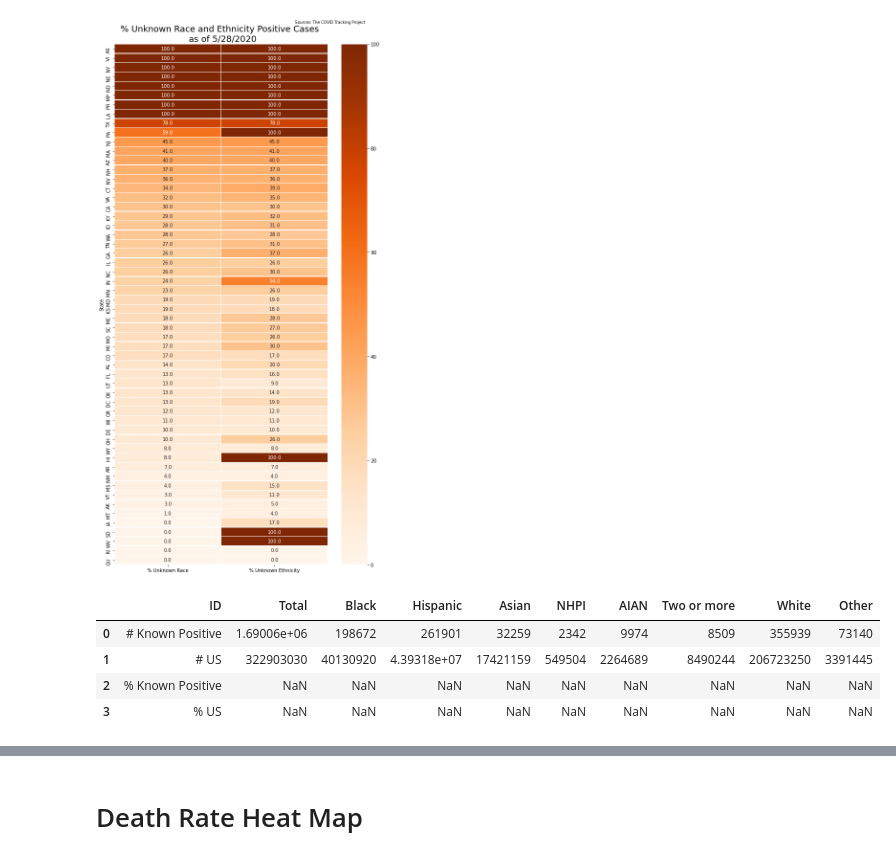
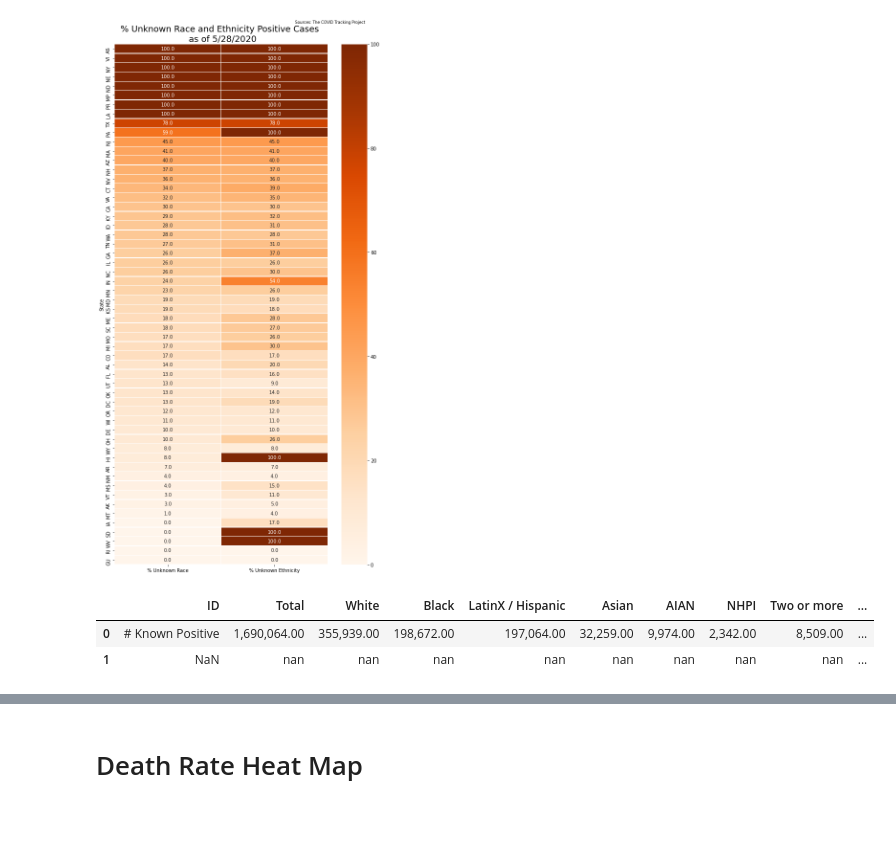
Before and after one commit to hanesy/covid-tracking, a Jupyter notebook: race-data-exploration.ipynb, the cells around one changed output, grey strips where cells are left out. Cells and saved outputs as stored; diff of their text form; code cells hidden in the pictures; blank space fills up the shorter version.

```diff
--- a/race-data-exploration.ipynb
+++ b/race-data-exploration.ipynb
@@ -14,7 +16,7 @@ import seaborn as sns
 # %%
 # MAKE SURE THAT THE DATA IS ORGANIZED BY MOST RECENT ON TOP.
 
-data = pd.read_csv("data/race_data.csv")
+data = pd.read_csv("data/covid_race_data.csv")
 
 positive_index = data.columns.get_loc("Positives") - 1
 death_index = data.columns.get_loc("Deaths") - 1
@@ -68,3 +70,14 @@ death_df = death_df.drop(drop_columns, axis = 1)
 negative_df = data_df.iloc[:, np.r_[0:positive_index, negative_index:new_last_index]]
 # negative_df = negative_df.iloc[:, :-1]
 negative_df = negative_df.drop(drop_columns, axis = 1)
+# %%
+race_pop_data = pd.read_csv("data/race_pop_data.csv")
+race_pop_data_df = race_pop_data.iloc[:, 4:-1]
+
+race_pop_us = pd.DataFrame(race_pop_data_df.sum()).T
+
+race_pop_us.loc[[0], "State"] = "# US"
+race_pop_us = race_pop_us.rename(columns = {"State": "ID"})
+
+race_pop_us = race_pop_us[["ID", "Total", "Black", "Asian", "NHPI", "AIAN", "Two or more", "White", "Other"]]
+race_pop_us
@@ -206,8 +208,8 @@ new_col = ['Total',
 deaths_states.columns = new_col
 deaths_states
 
-deaths_states = deaths_states[pop_columns[1:]]
-
+# deaths_states = deaths_states[pop_columns[1:]]
+# deaths_states
 deaths_us = pd.DataFrame(deaths_states.sum()).T
 
 deaths_us ["ID"] = ["# Known Deaths"]
@@ -215,10 +217,6 @@ cols = list(deaths_us.columns.values)
 cols = cols[-1:] + cols[:-1]
 deaths_us = deaths_us[cols]
 
-deaths_us = pd.concat([deaths_us, pop_us])
-
-deaths_us = deaths_us.append({"ID": "% Known Deaths"}, ignore_index = True)
-deaths_us = deaths_us.append({"ID": "% US"}, ignore_index = True)
-
+deaths_us = deaths_us.append(pd.Series(), ignore_index=True)
 deaths_us
 # %% [output]
@@ -229,0 +226,12 @@ deaths_us
+# %%
+for element in race_pop_us.columns:
+    values = (race_pop_us[element]).values
+    deaths_us.loc[[1], element] = values[0]
+
+for element in eth_pop_us.columns:
+    values = (eth_pop_us[element]).values
+    deaths_us.loc[[1], element] = values[0]
+
+deaths_us = deaths_us.drop(["LatinX / Hispanic", "Unknown Race", "Unknown Ethnicity"], axis = 1)
+
+deaths_us
@@ -424,41 +447,36 @@ positive_states = positive_states.drop(["State", "Update Time (Et)", "% Unk."],
 positive_states.fillna(0, inplace = True)
 
 for column in positive_states.columns:
     positive_states[column] = positive_states[column].astype('float')
 
 new_col = ['Total',
  'White',
  'Black',
  'LatinX / Hispanic',
  'Asian',
  'AIAN',
  'NHPI',
  'Two or more',
  'Other',
  'Unknown Race',
  'Hispanic',
  'Non-Hispanic',
  'Unknown Ethnicity']
 
 positive_states.columns = new_col
-
-positive_states = positive_states[pop_columns[1:]]
+positive_states
+# positive_states = positive_states[pop_columns[1:]]
 
 positive_us = pd.DataFrame(positive_states.sum()).T
 
 positive_us ["ID"] = ["# Known Positive"]
 cols = list(positive_us.columns.values)
 cols = cols[-1:] + cols[:-1]
 positive_us = positive_us[cols]
 
-positive_us = pd.concat([positive_us, pop_us])
-
-positive_us = positive_us.append({"ID": "% Known Positive"}, ignore_index = True)
-positive_us = positive_us.append({"ID": "% US"}, ignore_index = True)
+positive_us = positive_us.append(pd.Series(), ignore_index=True)
 positive_us
 # %% [output]
-|  | ID | Total | Black | Hispanic | Asian | NHPI | AIAN | Two or more | White | Other |
-| 0 | # Known Positive | 1.69006e+06 | 198672 | 261901 | 32259 | 2342 | 9974 | 8509 | 355939 | 73140 |
-| 1 | # US | 322903030 | 40130920 | 4.39318e+07 | 17421159 | 549504 | 2264689 | 8490244 | 206723250 | 3391445 |
-| 2 | % Known Positive | NaN | NaN | NaN | NaN | NaN | NaN | NaN | NaN | NaN |
-| 3 | % US | NaN | NaN | NaN | NaN | NaN | NaN | NaN | NaN | NaN |
+|  | ID | Total | White | Black | LatinX / Hispanic | Asian | AIAN | NHPI | Two or more | ... |
+| 0 | # Known Positive | 1,690,064.00 | 355,939.00 | 198,672.00 | 197,064.00 | 32,259.00 | 9,974.00 | 2,342.00 | 8,509.00 | ... |
+| 1 | NaN | nan | nan | nan | nan | nan | nan | nan | nan | ... |
```
Also changed, not shown: parts of 22 cells of this notebook, 15 other files.
